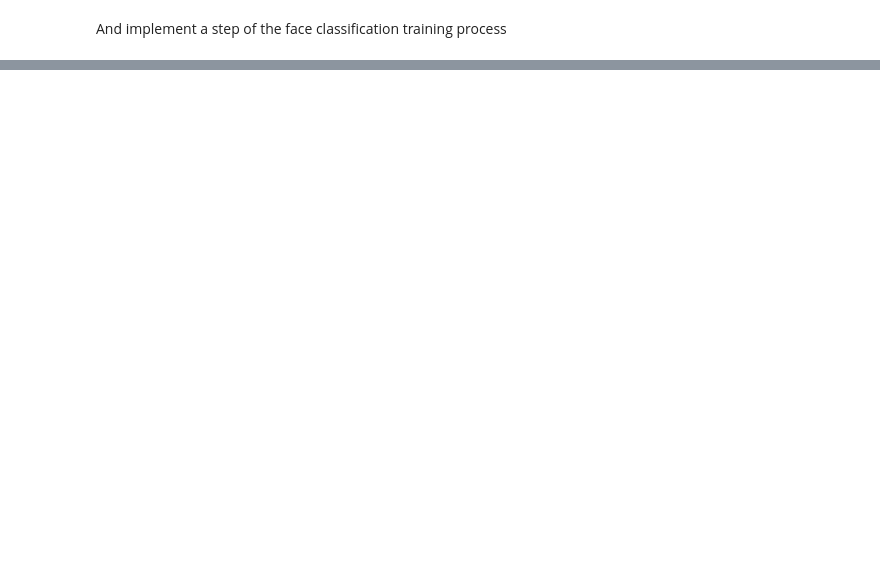
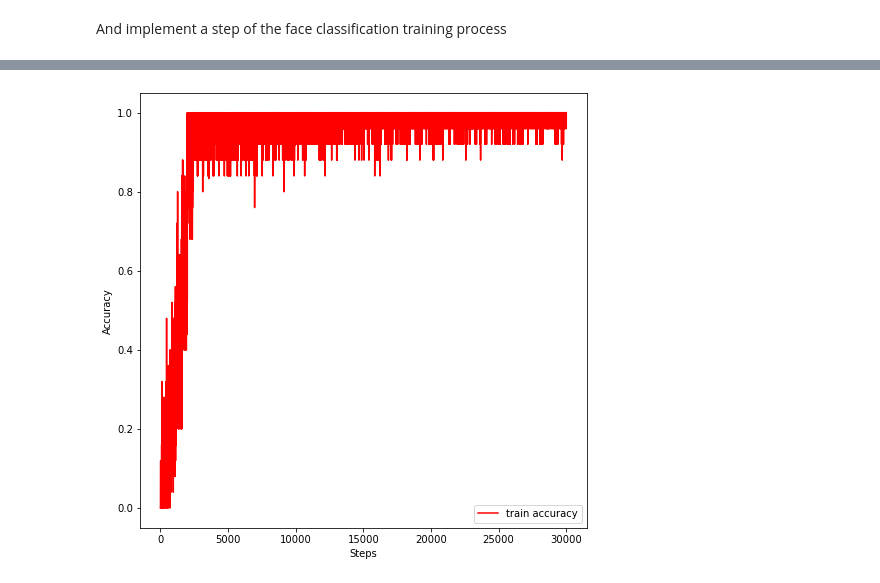
Before and after one commit to carlomunoz34/Face-Recognition, a Jupyter notebook: research/Face Recognition.ipynb, the cells around one changed output, grey strips where cells are left out. Drawn from its saved outputs; the diff is of its cells as text; code cells hidden in the pictures; blank space fills up the shorter version.

```diff
--- a/research/Face Recognition.ipynb
+++ b/research/Face Recognition.ipynb
@@ -342,0 +409,9 @@ losses
+# %%
+plt.figure(figsize=(8, 8))
+plt.plot(accuracies, c='red', label='train accuracy')
+plt.xlabel('Steps')
+plt.ylabel('Accuracy')
+plt.legend()
+plt.show()
+# %% [output]
+[figure, added]
```
Also changed, not shown: parts of 41 cells of this notebook, 7 other files.
